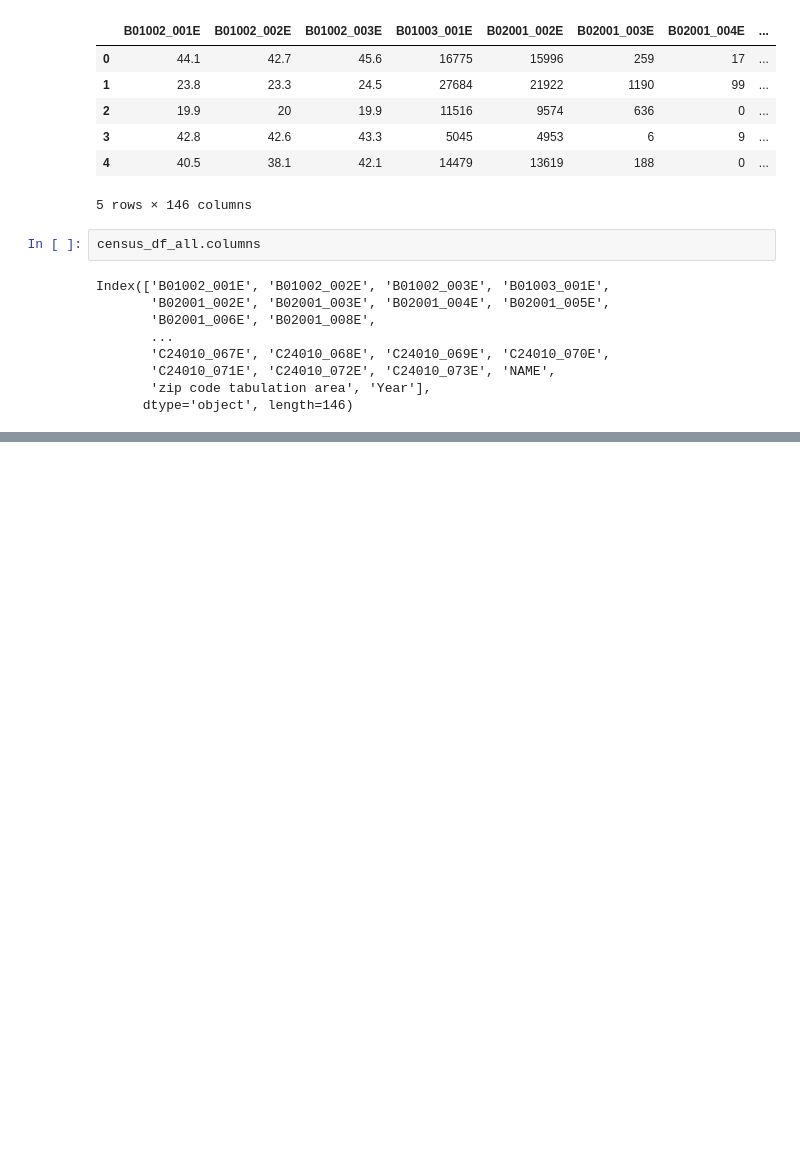
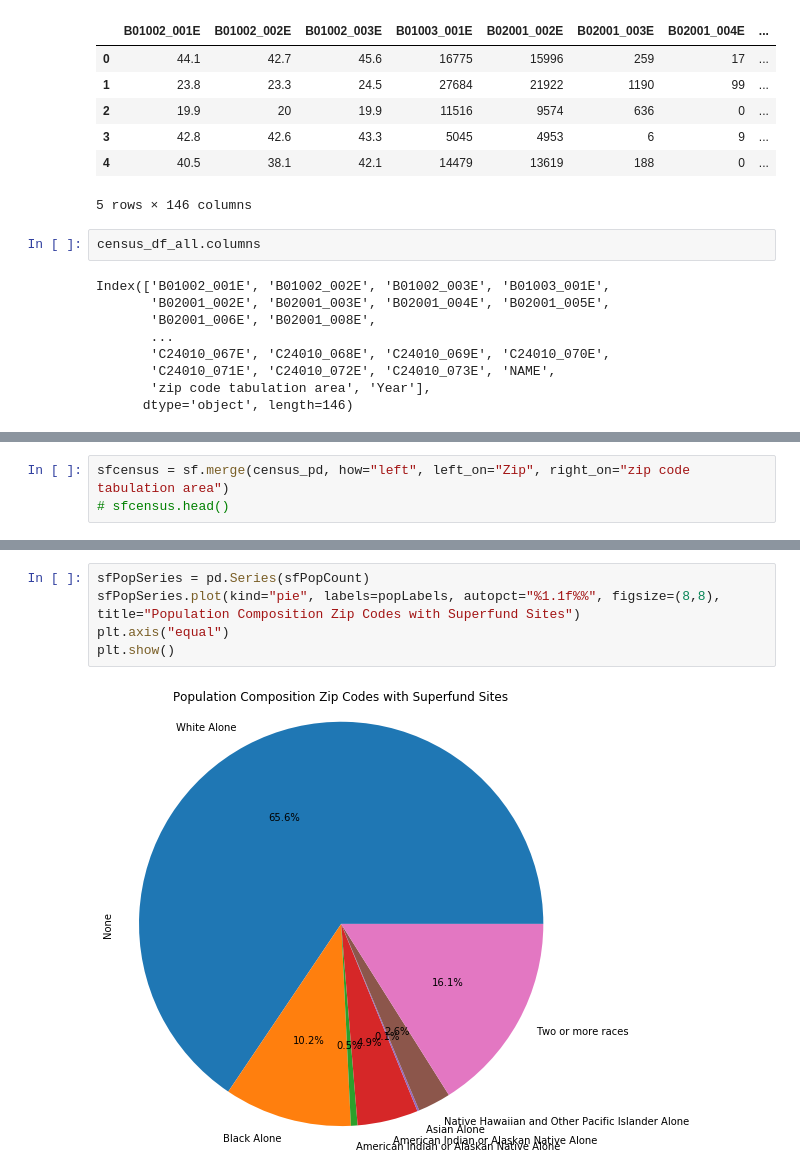
Before and after one commit to harshil753/Project1, a Jupyter notebook: FirstProject.ipynb, the cells around one changed output, grey strips where cells are left out. Saved outputs shown, nothing was run; the diff lists cells and outputs as text; blank space fills up the shorter version.

```diff
--- a/FirstProject.ipynb
+++ b/FirstProject.ipynb
@@ -98,0 +122,3 @@ Index(['B01002_001E', 'B01002_002E', 'B01002_003E', 'B01003_001E',
+# %%
+sfcensus = sf.merge(census_pd, how="left", left_on="Zip", right_on="zip code tabulation area")
+# sfcensus.head()
@@ -98,0 +154,7 @@ Index(['B01002_001E', 'B01002_002E', 'B01002_003E', 'B01003_001E',
+# %%
+sfPopSeries = pd.Series(sfPopCount)
+sfPopSeries.plot(kind="pie", labels=popLabels, autopct="%1.1f%%", figsize=(8,8), title="Population Composition Zip Codes with Superfund Sites")
+plt.axis("equal")
+plt.show()
+# %% [output]
+[figure, added]
```
Also changed, not shown: parts of 7 cells of this notebook, 1 other file.
